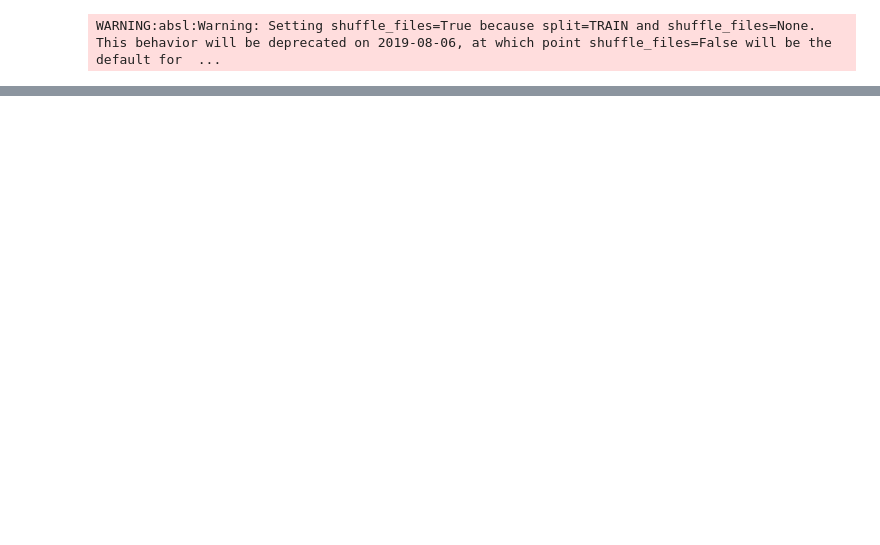
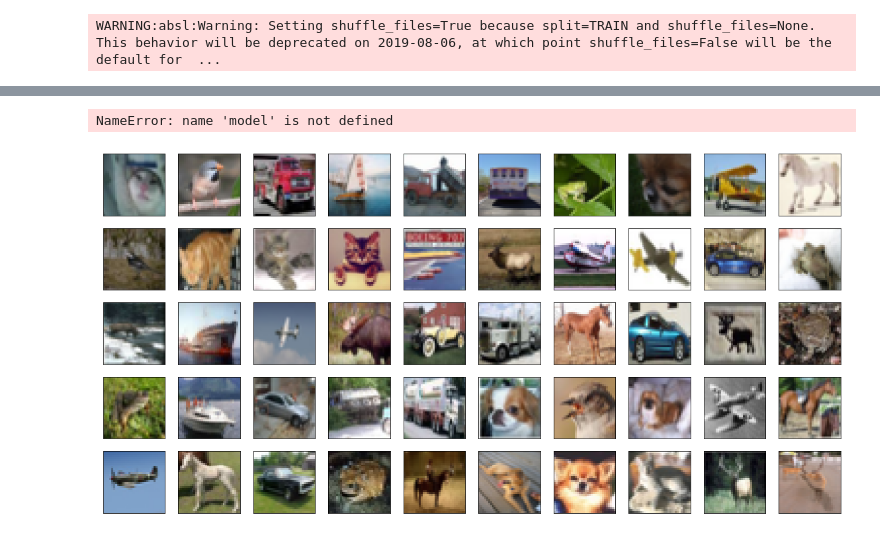
Before and after one commit to erickgrm/deep-learning, a Jupyter notebook: cnnCifar10.ipynb, the cells around one changed output, grey strips where cells are left out. Drawn from its saved outputs; the diff is of its cells as text; code cells hidden in the pictures; blank space fills up the shorter version.

```diff
--- a/cnnCifar10.ipynb
+++ b/cnnCifar10.ipynb
@@ -48,6 +51,6 @@ plt.show()
 # %%
 model = tf.keras.Sequential([
-    tf.keras.layers.Conv2D(filters=16, kernel_size=3, padding='same', input_shape=(32,32,3), data_format='channels_last'),
+    tf.keras.layers.Conv2D(filters=32, kernel_size=3, padding='same', input_shape=(32,32,3), data_format='channels_last'),
     tf.keras.layers.MaxPooling2D(pool_size=2, padding='same'),
     tf.keras.layers.Conv2D(filters=64, kernel_size=3, padding='same', data_format='channels_last'),
     tf.keras.layers.MaxPooling2D(pool_size=2, padding='same'),
@@ -58,3 +61,4 @@ model = tf.keras.Sequential([
 model.compile(loss='sparse_categorical_crossentropy',
               optimizer = 'adam',
               metrics=['accuracy'])
+model.summary()
@@ -61,8 +86,7 @@ model.compile(loss='sparse_categorical_crossentropy',
 # %%
 # Shuffling and splitting of training set
 BATCH_SIZE = 32
-train_dataset = train_dataset.repeat().shuffle(trIIiiain_size).batch(BATCH_SIZE)
-test_dataset_batched = test_dataset.batch(BATCH_SIZE)
+train_dataset_batched = train_dataset.repeat().shuffle(train_size).batch(BATCH_SIZE)
 # %%
 # Training model
-model.fit(train_dataset, epochs=25, verbose=True, steps_per_epoch=np.ceil(train_size/BATCH_SIZE))
+model.fit(train_dataset_batched, epochs=3, verbose=True, steps_per_epoch=np.ceil(train_size/BATCH_SIZE))
@@ -69,19 +107,27 @@ model.fit(train_dataset, epochs=25, verbose=True, steps_per_epoch=np.ceil(train_
 # %%
-# Predictions
-test_loss, test_acc = model.evaluate(test_dataset_batched, steps=np.ceil(test_size/BATCH_SIZE))
-predictions = model.predict(test_dataset_batched)
+# Performance on test set
+test_loss, test_acc = model.evaluate(test_dataset.batch(BATCH_SIZE), steps=np.ceil(test_size/BATCH_SIZE))
+# %% [output]
+NameError: name 'model' is not defined
+# %%
+#Predictions
+test_predictions = model.predict(test_dataset.batch(BATCH_SIZE))
+train_predictions = model.predict(train_dataset.batch(BATCH_SIZE), steps=np.ceil(train_size/BATCH_SIZE))
 # %%
 # Print example and its predicted class
-plt.figure(figsize=(6,6))
+plt.figure(figsize=(20,10))
 i = 0
-for (image, label) in test_dataset.take(9):
+for (image, label) in train_dataset.take(50):
     image = image.numpy().reshape((32,32,3))
-    plt.subplot(3,3,i+1)
+    plt.subplot(5,10,i+1)
     plt.imshow(image, cmap= plt.cm.binary)
-    plt.xlabel((class_names[label], class_names[predictions[i].argmax()]))#
+    plt.xlabel((class_names[label],
+                class_names[train_predictions[i].argmax()]), color='white')
     plt.xticks([])
     plt.yticks([])
     i += 1
 plt.show()
+# %% [output]
+[figure, added]
 # %%
 print(predictions)
```
Also changed, not shown: parts of 4 cells of this notebook, 1 other file.
